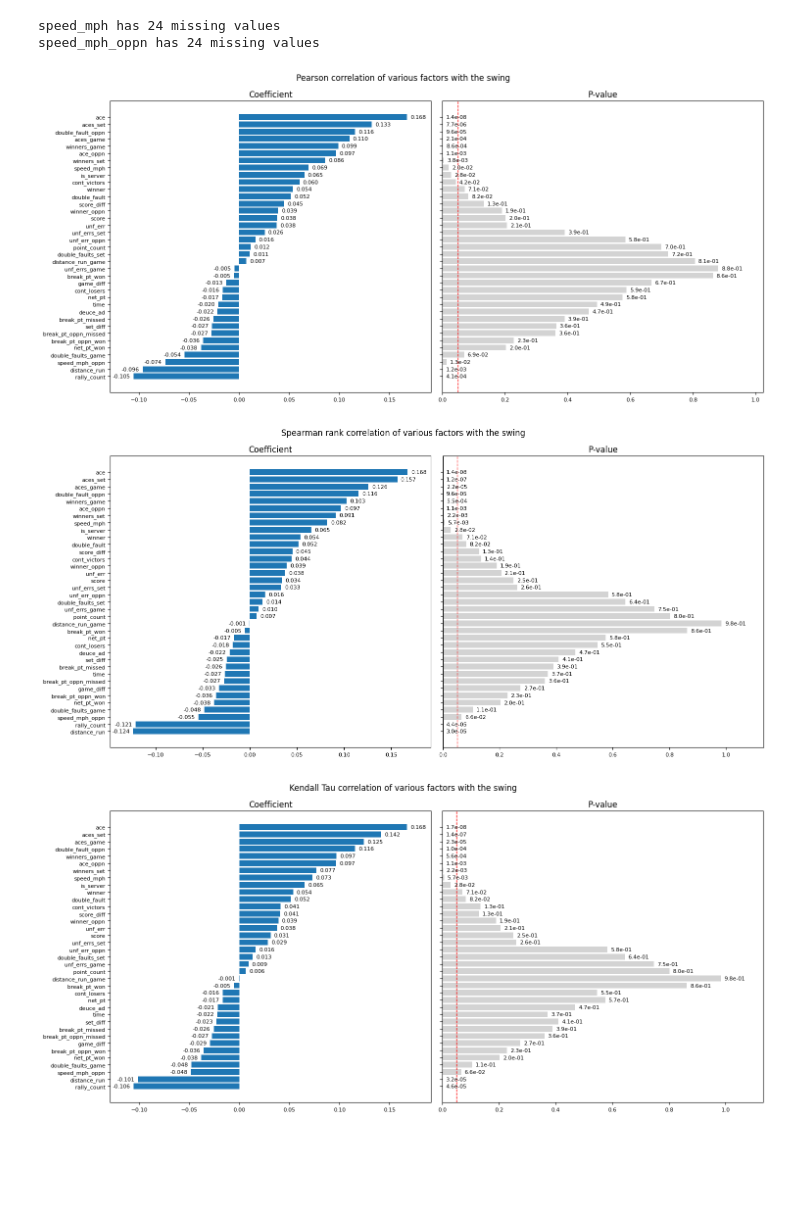
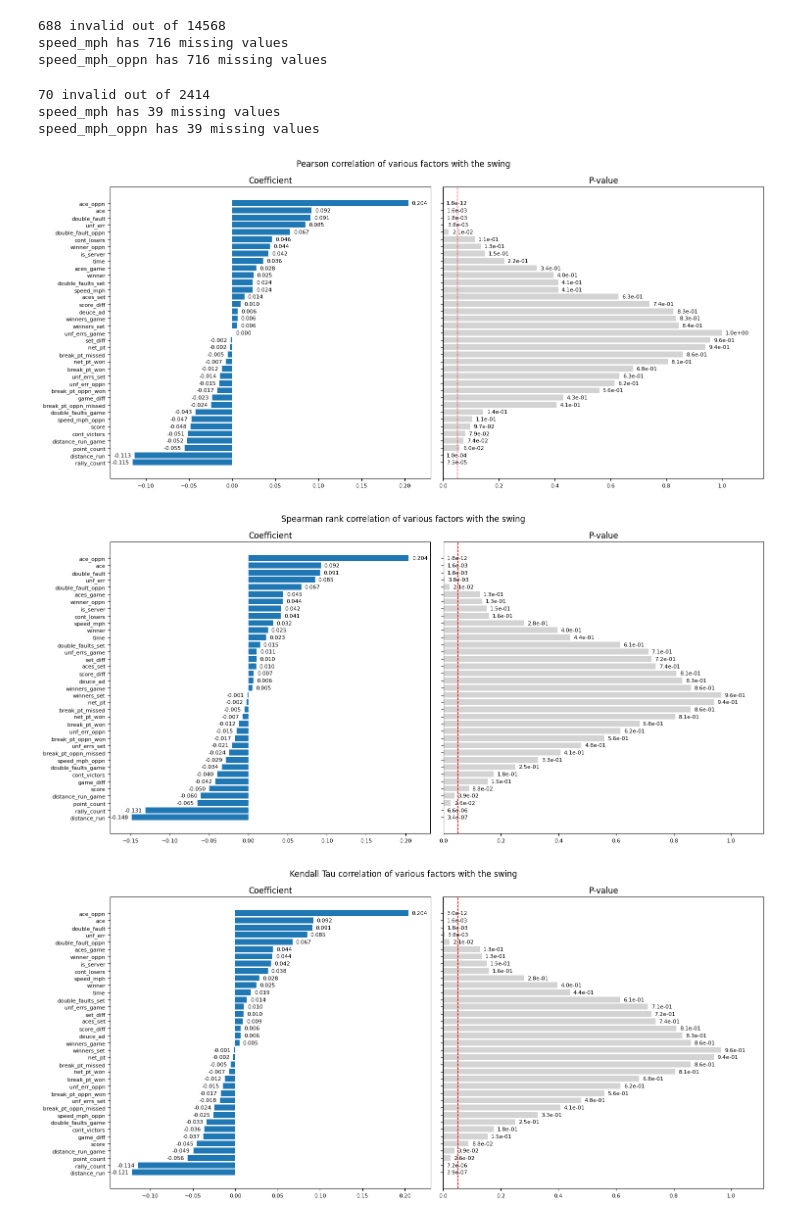
Before and after one commit to Charlie-XIAO/MCM24-xzz, a Jupyter notebook: q3-3.ipynb, the cells around one changed output. Saved outputs shown, nothing was run; the diff lists cells and outputs as text; code cells hidden in the pictures; blank space fills up the shorter version.

```diff
--- a/q3-3.ipynb
+++ b/q3-3.ipynb
@@ -107,7 +107,3 @@ def get_performance(df, match_id):
     return pd.concat([p1_performance, p2_performance], axis=1, keys=["p1", "p2"])
 # %%
 df = pd.read_csv("wimbledon.csv")
-# %%
-window_size = 6
-player_name = "Novak Djokovic"
-df = df[(df["player1"] == player_name) | (df["player2"] == player_name)]
@@ -140 +112,4 @@ def this_transform(x, kind, primary):
+# %%
+player_name = "Carlos Alcaraz"
+df_player = df[df["player1"] == player_name].copy()
 # %%
@@ -256,13 +269,15 @@ df_info = df_info.rename(columns=lambda x: x.replace("feat_", ""))
-# %%
-for feat in df_info.columns:
-    nan_count = df_info[feat].isna().sum()
-    if nan_count > 0:
-        print(f"{feat} has {nan_count} missing values")
-df_info[:] = SimpleImputer(strategy="most_frequent").fit_transform(df_info)
-assert not df_info.isna().any().any()
-# %% [output]
-speed_mph has 24 missing values
-speed_mph_oppn has 24 missing values
+# %%
+df_info = convert_df(df)
+# %% [output]
+688 invalid out of 14568
+speed_mph has 716 missing values
+speed_mph_oppn has 716 missing values
+# %%
+df_info_player = convert_df(df_player)
+# %% [output]
+70 invalid out of 2414
+speed_mph has 39 missing values
+speed_mph_oppn has 39 missing values
 # %%
 def plot_correlation(df_info, *, method, scipy_func, description, storage):
     _, (ax1, ax2) = plt.subplots(1, 2, figsize=(15, 7), sharey=True)
@@ -299,27 +314,27 @@ def plot_correlation(df_info, *, method, scipy_func, description, storage):
 # %%
 correlation_storage = {}
 plot_correlation(
-    df_info,
+    df_info_player,
     method="pearson",
     scipy_func=stats.pearsonr,
     description="Pearson",
     storage=correlation_storage,
 )
 plot_correlation(
-    df_info,
+    df_info_player,
     method="spearman",
     scipy_func=stats.spearmanr,
     description="Spearman rank",
     storage=correlation_storage,
 )
 plot_correlation(
-    df_info,
+    df_info_player,
     method="kendall",
     scipy_func=stats.kendalltau,
     description="Kendall Tau",
     storage=correlation_storage,
 )
 # %% [output]
-[figure, old version]
+[figure, new version]
-[figure, old version]
+[figure, new version]
-[figure, old version]
+[figure, new version]
```
Also changed, not shown: parts of 30 cells of this notebook, 7 other files.
